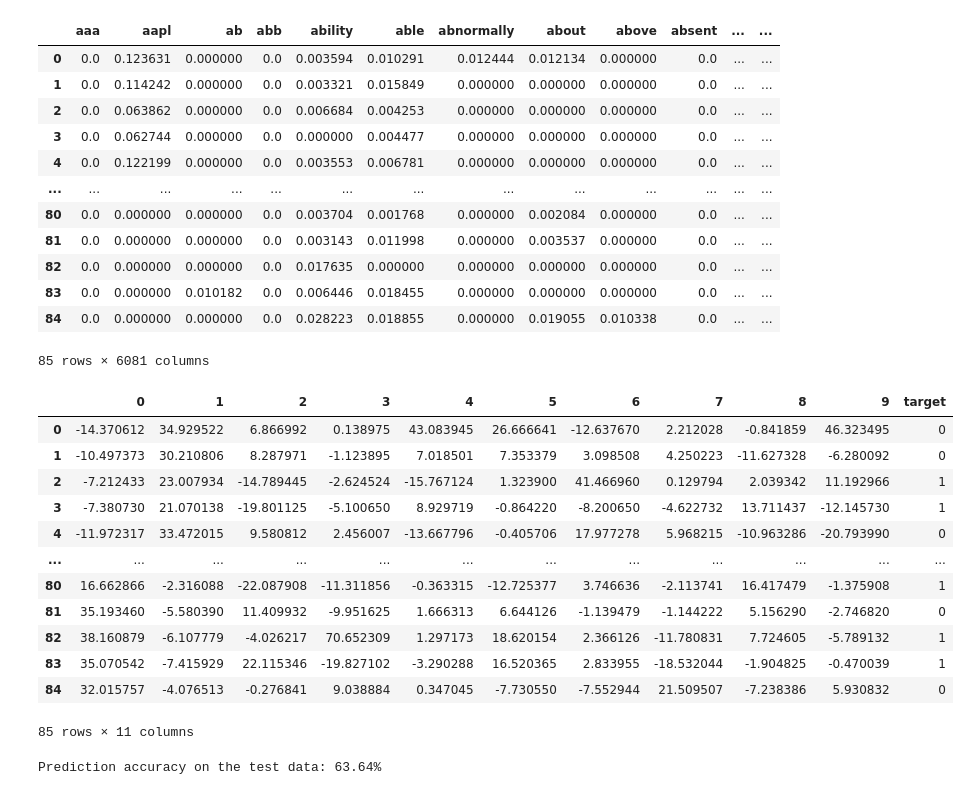
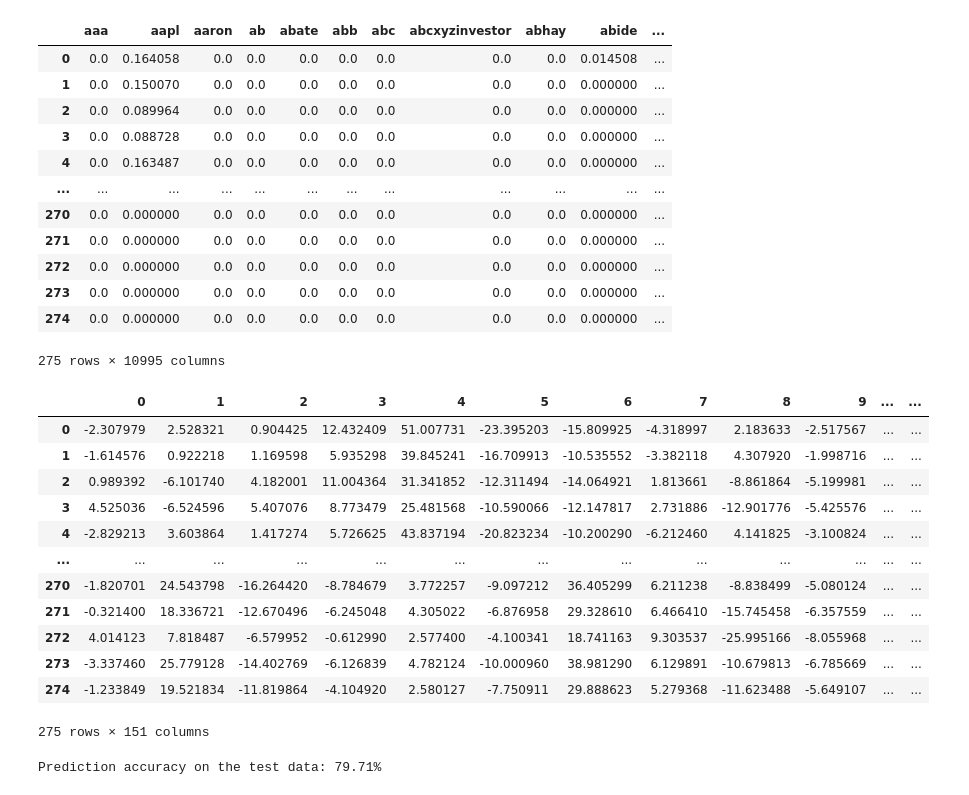
Before and after one commit to thexinyu/NLP-Stock-Price-Prediction-MATH4570, a Jupyter notebook: NLP_Techniques.ipynb, the cells around one changed output. Cells and saved outputs as stored; diff of their text form; code cells hidden in the pictures.

```diff
--- a/NLP_Techniques.ipynb
+++ b/NLP_Techniques.ipynb
@@ -65,7 +65,7 @@ class Database:
 ''' To prevent "IOPub data rate exceeded error":
 enter into terminal: jupyter notebook --NotebookApp.iopub_data_rate_limit=1.0e10 '''
 
-tickers = ['AAPL', 'FB', 'MSFT']
+tickers = ['AAPL', 'FB', 'MSFT', 'GOOGL', 'NFLX', 'TSLA', 'ADBE', 'CMCSA', 'COST', 'AMZN']
     # works: APPL, MSFT
     # doesn't work: FB, GOOGL, NFLX, TSLA, ADBE, CMCSA, COST, AMZN
 
@@ -172,64 +180,64 @@ tfidf_df = pd.DataFrame(bag_of_words.toarray(), columns = feature_names)
 # display(bow_df)
 display(tfidf_df)
 # %% [output]
-|  | aaa | aapl | ab | abb | ability | able | abnormally | about | above | absent | ... | ... |
-| 0 | 0.0 | 0.123631 | 0.000000 | 0.0 | 0.003594 | 0.010291 | 0.012444 | 0.012134 | 0.000000 | 0.0 | ... | ... |
-| 1 | 0.0 | 0.114242 | 0.000000 | 0.0 | 0.003321 | 0.015849 | 0.000000 | 0.000000 | 0.000000 | 0.0 | ... | ... |
-| 2 | 0.0 | 0.063862 | 0.000000 | 0.0 | 0.006684 | 0.004253 | 0.000000 | 0.000000 | 0.000000 | 0.0 | ... | ... |
-| 3 | 0.0 | 0.062744 | 0.000000 | 0.0 | 0.000000 | 0.004477 | 0.000000 | 0.000000 | 0.000000 | 0.0 | ... | ... |
-| 4 | 0.0 | 0.122199 | 0.000000 | 0.0 | 0.003553 | 0.006781 | 0.000000 | 0.000000 | 0.000000 | 0.0 | ... | ... |
-| ... | ... | ... | ... | ... | ... | ... | ... | ... | ... | ... | ... | ... |
-| 80 | 0.0 | 0.000000 | 0.000000 | 0.0 | 0.003704 | 0.001768 | 0.000000 | 0.002084 | 0.000000 | 0.0 | ... | ... |
-| 81 | 0.0 | 0.000000 | 0.000000 | 0.0 | 0.003143 | 0.011998 | 0.000000 | 0.003537 | 0.000000 | 0.0 | ... | ... |
-| 82 | 0.0 | 0.000000 | 0.000000 | 0.0 | 0.017635 | 0.000000 | 0.000000 | 0.000000 | 0.000000 | 0.0 | ... | ... |
-| 83 | 0.0 | 0.000000 | 0.010182 | 0.0 | 0.006446 | 0.018455 | 0.000000 | 0.000000 | 0.000000 | 0.0 | ... | ... |
-| 84 | 0.0 | 0.000000 | 0.000000 | 0.0 | 0.028223 | 0.018855 | 0.000000 | 0.019055 | 0.010338 | 0.0 | ... | ... |
+|  | aaa | aapl | aaron | ab | abate | abb | abc | abcxyzinvestor | abhay | abide | ... |
+| 0 | 0.0 | 0.164058 | 0.0 | 0.0 | 0.0 | 0.0 | 0.0 | 0.0 | 0.0 | 0.014508 | ... |
+| 1 | 0.0 | 0.150070 | 0.0 | 0.0 | 0.0 | 0.0 | 0.0 | 0.0 | 0.0 | 0.000000 | ... |
+| 2 | 0.0 | 0.089964 | 0.0 | 0.0 | 0.0 | 0.0 | 0.0 | 0.0 | 0.0 | 0.000000 | ... |
+| 3 | 0.0 | 0.088728 | 0.0 | 0.0 | 0.0 | 0.0 | 0.0 | 0.0 | 0.0 | 0.000000 | ... |
+| 4 | 0.0 | 0.163487 | 0.0 | 0.0 | 0.0 | 0.0 | 0.0 | 0.0 | 0.0 | 0.000000 | ... |
+| ... | ... | ... | ... | ... | ... | ... | ... | ... | ... | ... | ... |
+| 270 | 0.0 | 0.000000 | 0.0 | 0.0 | 0.0 | 0.0 | 0.0 | 0.0 | 0.0 | 0.000000 | ... |
+| 271 | 0.0 | 0.000000 | 0.0 | 0.0 | 0.0 | 0.0 | 0.0 | 0.0 | 0.0 | 0.000000 | ... |
+| 272 | 0.0 | 0.000000 | 0.0 | 0.0 | 0.0 | 0.0 | 0.0 | 0.0 | 0.0 | 0.000000 | ... |
+| 273 | 0.0 | 0.000000 | 0.0 | 0.0 | 0.0 | 0.0 | 0.0 | 0.0 | 0.0 | 0.000000 | ... |
+| 274 | 0.0 | 0.000000 | 0.0 | 0.0 | 0.0 | 0.0 | 0.0 | 0.0 | 0.0 | 0.000000 | ... |
-85 rows × 6081 columns
+275 rows × 10995 columns
 # %%
 from sklearn.decomposition import PCA
 from sklearn.preprocessing import StandardScaler
 
 ''' Using PCA to reduce total number of features before feeding into ML model '''
-# instantiate the PCA object and request ten components (reduces number of columns/features)
-pca = PCA(n_components=10, random_state=3000)
+# instantiate the PCA object and request reduced number of components (reduces number of columns/features)
+pca = PCA(n_components=150, random_state=3000)
 
 
 # standardize the features so they are all on the same scale
 features_standardized = StandardScaler().fit_transform(bag_of_words.toarray())
 
 # transform the standardized features using the PCA algorithm
 reduced_data = pca.fit_transform(features_standardized)
 
 # show transformed results in dataframe
-components = ["Component1", "Component2", "Component3", "Component4", "Component5", "Component6",
-             "Component7", "Component8", "Component9", "Component10"]
+# components = ["Component1", "Component2", "Component3", "Component4", "Component5", "Component6",
+#              "Component7", "Component8", "Component9", "Component10"]
 
 pca_df = pd.DataFrame(reduced_data)#, columns = components)
 
 ''' Obtain target values (whether stock price increased, decreased, or stayed the same)
 from database '''
 price_changes = []
 all_transcripts = db.transcript.find()
 for transcript in all_transcripts:
     price_changes.append(transcript['price_change'])
 
 pca_df['target'] = price_changes
 
 pca_df
 # %% [output]
-|  | 0 | 1 | 2 | 3 | 4 | 5 | 6 | 7 | 8 | 9 | target |
-| 0 | -14.370612 | 34.929522 | 6.866992 | 0.138975 | 43.083945 | 26.666641 | -12.637670 | 2.212028 | -0.841859 | 46.323495 | 0 |
-| 1 | -10.497373 | 30.210806 | 8.287971 | -1.123895 | 7.018501 | 7.353379 | 3.098508 | 4.250223 | -11.627328 | -6.280092 | 0 |
-| 2 | -7.212433 | 23.007934 | -14.789445 | -2.624524 | -15.767124 | 1.323900 | 41.466960 | 0.129794 | 2.039342 | 11.192966 | 1 |
-| 3 | -7.380730 | 21.070138 | -19.801125 | -5.100650 | 8.929719 | -0.864220 | -8.200650 | -4.622732 | 13.711437 | -12.145730 | 1 |
-| 4 | -11.972317 | 33.472015 | 9.580812 | 2.456007 | -13.667796 | -0.405706 | 17.977278 | 5.968215 | -10.963286 | -20.793990 | 0 |
-| ... | ... | ... | ... | ... | ... | ... | ... | ... | ... | ... | ... |
-| 80 | 16.662866 | -2.316088 | -22.087908 | -11.311856 | -0.363315 | -12.725377 | 3.746636 | -2.113741 | 16.417479 | -1.375908 | 1 |
-| 81 | 35.193460 | -5.580390 | 11.409932 | -9.951625 | 1.666313 | 6.644126 | -1.139479 | -1.144222 | 5.156290 | -2.746820 | 0 |
-| 82 | 38.160879 | -6.107779 | -4.026217 | 70.652309 | 1.297173 | 18.620154 | 2.366126 | -11.780831 | 7.724605 | -5.789132 | 1 |
-| 83 | 35.070542 | -7.415929 | 22.115346 | -19.827102 | -3.290288 | 16.520365 | 2.833955 | -18.532044 | -1.904825 | -0.470039 | 1 |
-| 84 | 32.015757 | -4.076513 | -0.276841 | 9.038884 | 0.347045 | -7.730550 | -7.552944 | 21.509507 | -7.238386 | 5.930832 | 0 |
+|  | 0 | 1 | 2 | 3 | 4 | 5 | 6 | 7 | 8 | 9 | ... | ... |
+| 0 | -2.307979 | 2.528321 | 0.904425 | 12.432409 | 51.007731 | -23.395203 | -15.809925 | -4.318997 | 2.183633 | -2.517567 | ... | ... |
+| 1 | -1.614576 | 0.922218 | 1.169598 | 5.935298 | 39.845241 | -16.709913 | -10.535552 | -3.382118 | 4.307920 | -1.998716 | ... | ... |
+| 2 | 0.989392 | -6.101740 | 4.182001 | 11.004364 | 31.341852 | -12.311494 | -14.064921 | 1.813661 | -8.861864 | -5.199981 | ... | ... |
+| 3 | 4.525036 | -6.524596 | 5.407076 | 8.773479 | 25.481568 | -10.590066 | -12.147817 | 2.731886 | -12.901776 | -5.425576 | ... | ... |
+| 4 | -2.829213 | 3.603864 | 1.417274 | 5.726625 | 43.837194 | -20.823234 | -10.200290 | -6.212460 | 4.141825 | -3.100824 | ... | ... |
+| ... | ... | ... | ... | ... | ... | ... | ... | ... | ... | ... | ... | ... |
+| 270 | -1.820701 | 24.543798 | -16.264420 | -8.784679 | 3.772257 | -9.097212 | 36.405299 | 6.211238 | -8.838499 | -5.080124 | ... | ... |
+| 271 | -0.321400 | 18.336721 | -12.670496 | -6.245048 | 4.305022 | -6.876958 | 29.328610 | 6.466410 | -15.745458 | -6.357559 | ... | ... |
+| 272 | 4.014123 | 7.818487 | -6.579952 | -0.612990 | 2.577400 | -4.100341 | 18.741163 | 9.303537 | -25.995166 | -8.055968 | ... | ... |
+| 273 | -3.337460 | 25.779128 | -14.402769 | -6.126839 | 4.782124 | -10.000960 | 38.981290 | 6.129891 | -10.679813 | -6.785669 | ... | ... |
+| 274 | -1.233849 | 19.521834 | -11.819864 | -4.104920 | 2.580127 | -7.750911 | 29.888623 | 5.279368 | -11.623488 | -5.649107 | ... | ... |
-85 rows × 11 columns
+275 rows × 151 columns
 # %%
 from sklearn.model_selection import train_test_split
 from sklearn.svm import LinearSVC
@@ -251,7 +259,7 @@ accuracy = clf.score(X_test, y_test)
 
 print("Prediction accuracy on the test data:", f"{accuracy:.2%}")
 # %% [output]
-Prediction accuracy on the test data: 63.64%
+Prediction accuracy on the test data: 79.71%
 # %%
 from sklearn.linear_model import LogisticRegression
 
```
Also changed, not shown: parts of 3 cells of this notebook, 2 other files.
